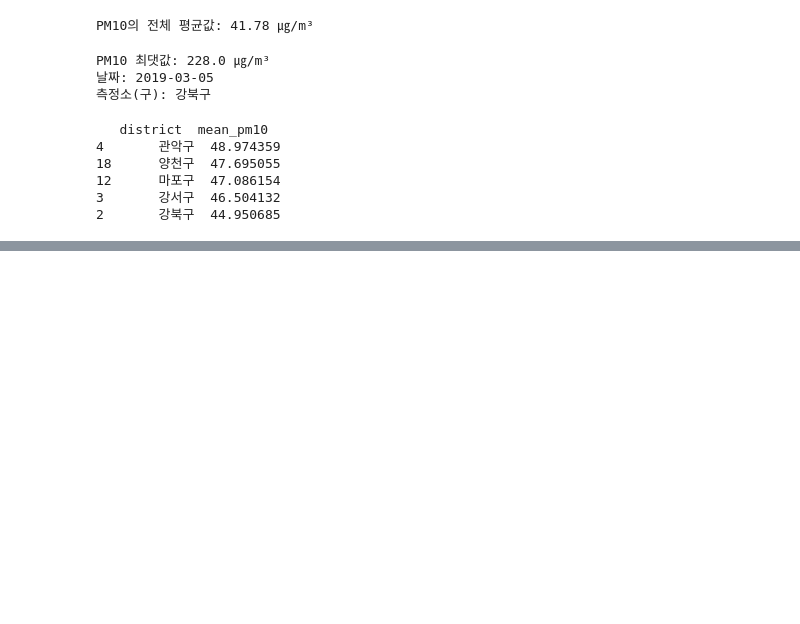
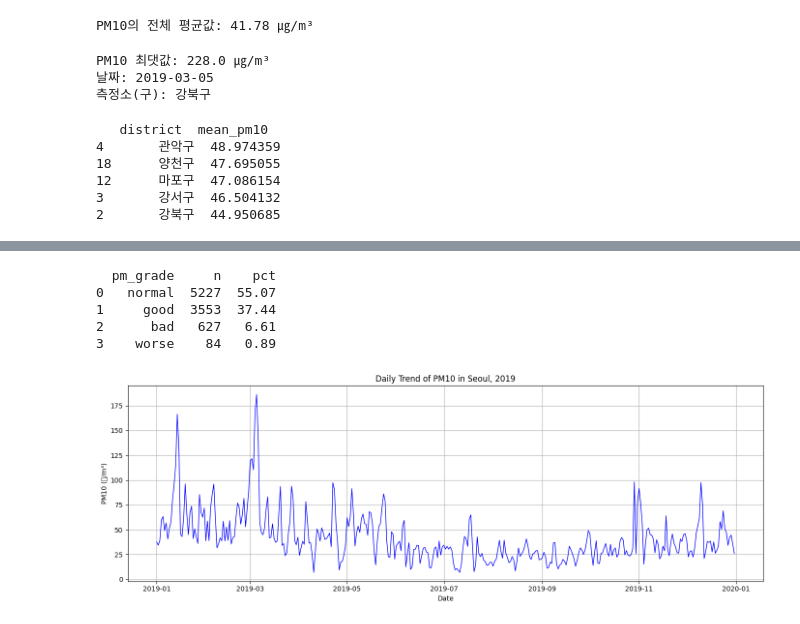
Before and after one commit to Kim-Yeryoung/12W_Quiz, a Jupyter notebook: 22100143_Kim, Yeryoung_12W_quiz.ipynb, the cells around one changed output, grey strips where cells are left out. Saved outputs shown, nothing was run; the diff lists cells and outputs as text; code cells hidden in the pictures; blank space fills up the shorter version.

```diff
--- a/22100143_Kim, Yeryoung_12W_quiz.ipynb
+++ b/22100143_Kim, Yeryoung_12W_quiz.ipynb
@@ -229,0 +244,66 @@ print(seasonal_mean_sorted)
+# %%
+#8. PM10 등급(pm_grade) 분류 및 분포 확인
+
+# [8-1] pm10 값을 기준으로 등급 분류 (good/normal/bad/worse)
+
+# PM10 분류표 기반 분류
+def grade_pm10(val):
+    if val <= 30:
+        return "good"
+    elif val <= 80:
+        return "normal"
+    elif val <= 150:
+        return "bad"
+    else:
+        return "worse"
+
+# 등급(파생변수수) 컬럼 추가
+df_filtered['pm_grade'] = df_filtered['pm10'].apply(grade_pm10)
+
+# [8-2] 전체 데이터 기준 등급별 빈도, 비율 계산 (컬럼: pm_grade, n, pct)
+grade_dist = df_filtered['pm_grade'].value_counts().reset_index()
+grade_dist.columns = ['pm_grade', 'n']
+grade_dist['pct'] = (grade_dist['n'] / grade_dist['n'].sum() * 100).round(2)
+
+# 분석결과 작성
+print(grade_dist)
+# %% [output]
+  pm_grade     n    pct
+0   normal  5227  55.07
+1     good  3553  37.44
+2      bad   627   6.61
+3    worse    84   0.89
+# %%
+# 시각화 과제 10. 1년간 일별 미세먼지 추이 그래프
+
+# [10-1] x축: date, y축: pm10 (선그래프)
+import matplotlib.pyplot as plt
+daily_pm10 = df_filtered.groupby('date')['pm10'].mean().reset_index()
+
+# [10-2] 선그래프 그리기
+plt.figure(figsize=(14, 5))
+plt.plot(daily_pm10['date'], daily_pm10['pm10'], color='blue', linewidth=1)
+
+# [10-2] 제목: 'Daily Trend of PM10 in Seoul, 2019'
+plt.title('Daily Trend of PM10 in Seoul, 2019')
+plt.xlabel('Date')
+plt.ylabel('PM10 (㎍/m³)')
+plt.grid(True)
+plt.tight_layout()
+plt.show()
+
+
+# 분석결과 작성
+'''
+2019년 서울시의 일별 PM10 추세를 살펴보면,
+1~3월에 거치면서 미세먼지 고농도로 피크를 찍는 것을 볼 수 있다. 특히, 3월 초에 약 180㎍/m³ 이상의 극심한 피크가 관측되었다.
+ 이는 초봄 꽃가루, 대기 정체 등 계절 특성 및 시기적으로 활발하한 활동이 시작되는 시기이기 피크를 미세먼지 농도가 높은 것으로 보인다.
+
+반면, 6~8월 여름철에는 PM10 농도가 현저히 낮아지는 추세이다. 이는 장마철을 비롯한 강수량 증가 등이 관여한 것으로 보인다.
+
+11~12월 겨울 초입에는 다시 농도가 상승하며, 난방 및 대기 정체의 영향을 받는 것으로 추정된다.
+
+전체적으로 PM10 농도는 겨울에서 증가하여 봄에 고점을 찍고, 여름의 장마철 특성 등에 기반하여 낮은 계절적 패턴을 보여주었다.
+'''
+# %% [output]
+[figure, added]
```
Also changed, not shown: parts of 3 cells of this notebook.
